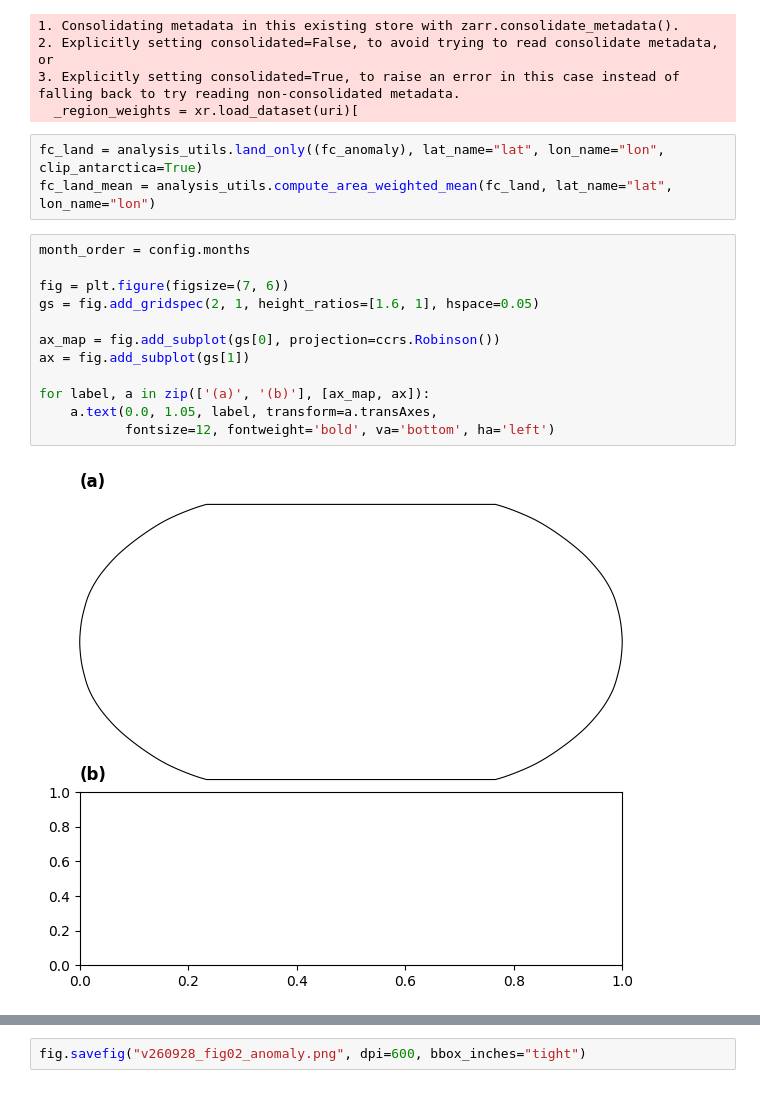
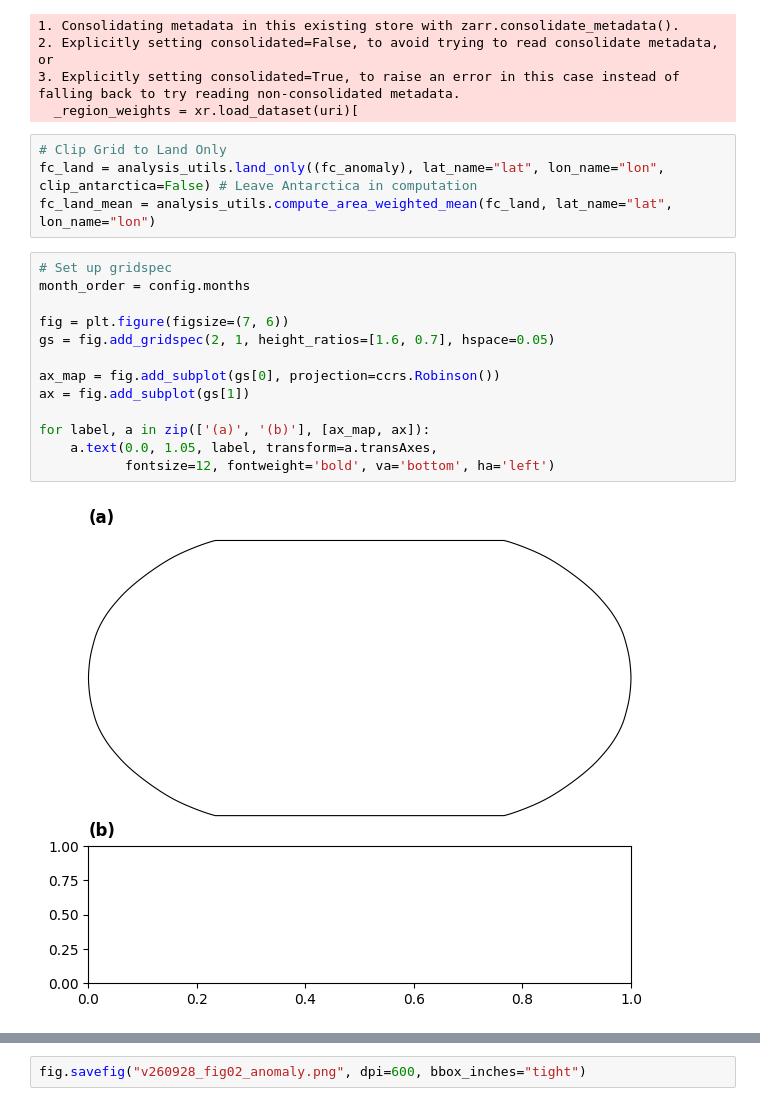
Before and after one commit to ezuetell/poreallas, a Jupyter notebook: analysis/p00_paper_figures.ipynb, the cells around one changed output, grey strips where cells are left out. Saved outputs shown, nothing was run; the diff lists cells and outputs as text.

Commit message:
Fig 2 Forecast Anomaly

```diff
--- a/analysis/p00_paper_figures.ipynb
+++ b/analysis/p00_paper_figures.ipynb
@@ -91,22 +91,24 @@ fc_anomaly_df = analysis_utils.xarray_to_gpd(fc_anomaly_ir, config.polygons)
 3. Explicitly setting consolidated=True, to raise an error in this case instead of falling back to try reading non-consolidated metadata.
   _region_weights = xr.load_dataset(uri)[
 # %%
-fc_land = analysis_utils.land_only((fc_anomaly), lat_name="lat", lon_name="lon", clip_antarctica=True)
+# Clip Grid to Land Only
+fc_land = analysis_utils.land_only((fc_anomaly), lat_name="lat", lon_name="lon", clip_antarctica=False) # Leave Antarctica in computation
 fc_land_mean = analysis_utils.compute_area_weighted_mean(fc_land, lat_name="lat", lon_name="lon")
 # %%
+# Set up gridspec
 month_order = config.months
 
 fig = plt.figure(figsize=(7, 6))
-gs = fig.add_gridspec(2, 1, height_ratios=[1.6, 1], hspace=0.05)
+gs = fig.add_gridspec(2, 1, height_ratios=[1.6, 0.7], hspace=0.05)
 
 ax_map = fig.add_subplot(gs[0], projection=ccrs.Robinson())
 ax = fig.add_subplot(gs[1])
 
 for label, a in zip(['(a)', '(b)'], [ax_map, ax]):
     a.text(0.0, 1.05, label, transform=a.transAxes,
            fontsize=12, fontweight='bold', va='bottom', ha='left')
 # %% [output]
-[figure, old version]
+[figure, new version]
 # %%
 plotting_utils.plot_single(
     fc_anomaly_df,
```
Also changed, not shown: parts of 5 cells of this notebook.
